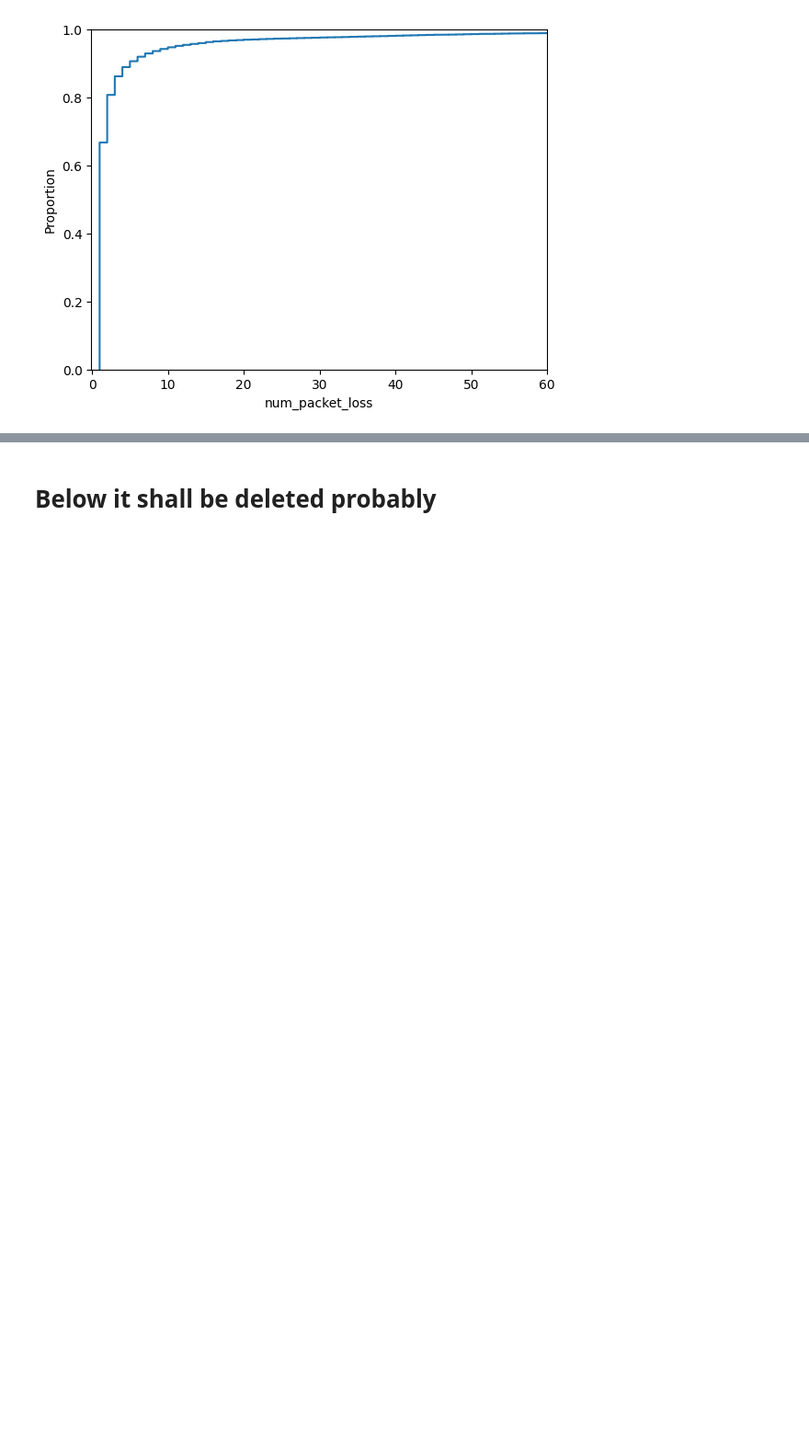
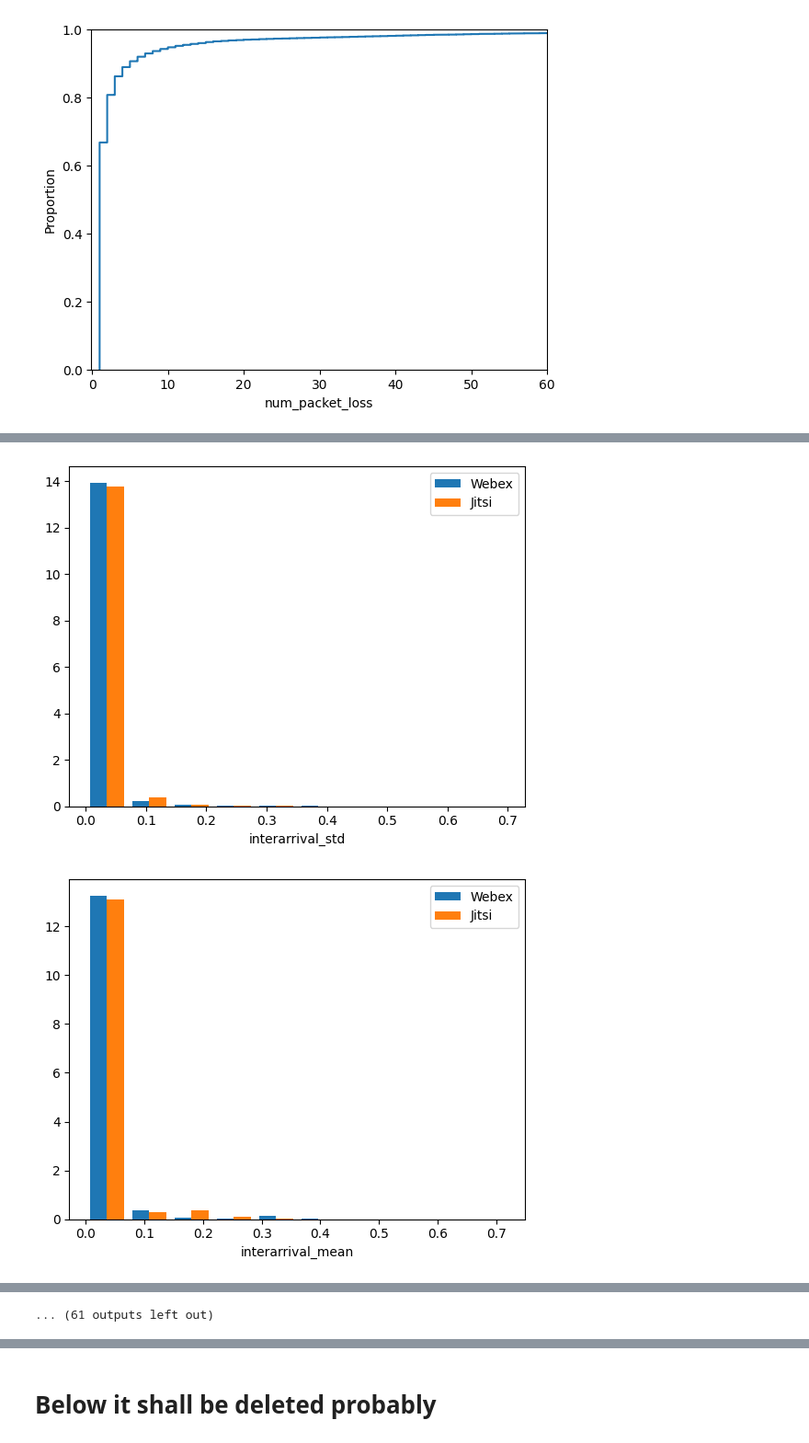
Before and after one commit to PeshX/ML4N_RTP_Project, a Jupyter notebook: Script1.ipynb, the cells around one changed output, grey strips where cells are left out. Shown at 92% size. Cells and saved outputs as stored; diff of their text form; code cells hidden in the pictures; blank space fills up the shorter version.

```diff
--- a/Script1.ipynb
+++ b/Script1.ipynb
@@ -87,7 +88,7 @@ for i in stat_feat:
     plt.hist([np.array(df[array_1][i]), np.array(df[array_2][i])], density=True)
     plt.xlabel(i)
     plt.legend(['0','1'])
-    plt.show
+    plt.show()
 # %% [output]
 [figure]
 [figure]
@@ -246,0 +250,23 @@ g.set(xlim=(-.1, 60))
+# %%
+filt_webex=df['software']=='webex'
+filt_webrtc=df['software']=='webrtc'
+# Number of calls
+num_calls_webex=len(set(df[filt_webex]['n_call']))
+print(num_calls_webex)
+num_calls_webrtc=len(set(df[filt_webrtc]['n_call']))
+print(num_calls_webrtc)
+# Number of time windows
+C_webex=df[filt_webex]['n_call'].value_counts()
+len(C_webex)
+num_time_window_webex=C_webex.sum()
+C_webrtc=df[filt_webrtc]['n_call'].value_counts()
+len(C_webrtc)
+num_time_window_webrtc=C_webrtc.sum()
+print(num_time_window_webex)
+print(num_time_window_webrtc)
+# Duration of each video call in seconds
+print(C_webex*500e-3)
+print(C_webrtc*500e-3)
+# Average duration of video calls
+print(C_webex.sum()*500e-3/num_calls_webex)
+print(C_webrtc.sum()*500e-3/num_calls_webrtc)
@@ -246,0 +291,10 @@ g.set(xlim=(-.1, 60))
+# %%
+for i in stat_feat:
+    plt.figure()
+    plt.hist([np.array(df[filt_webex][i]), np.array(df[filt_webrtc][i])], density=True)
+    plt.xlabel(i)
+    plt.legend(['Webex','Jitsi'])
+    plt.show()
+# %% [output]
+[figure, added]
+[figure, added]
@@ -246,0 +311 @@ g.set(xlim=(-.1, 60))
+... (61 outputs left out)
```
Also changed, not shown: parts of 6 cells of this notebook.
